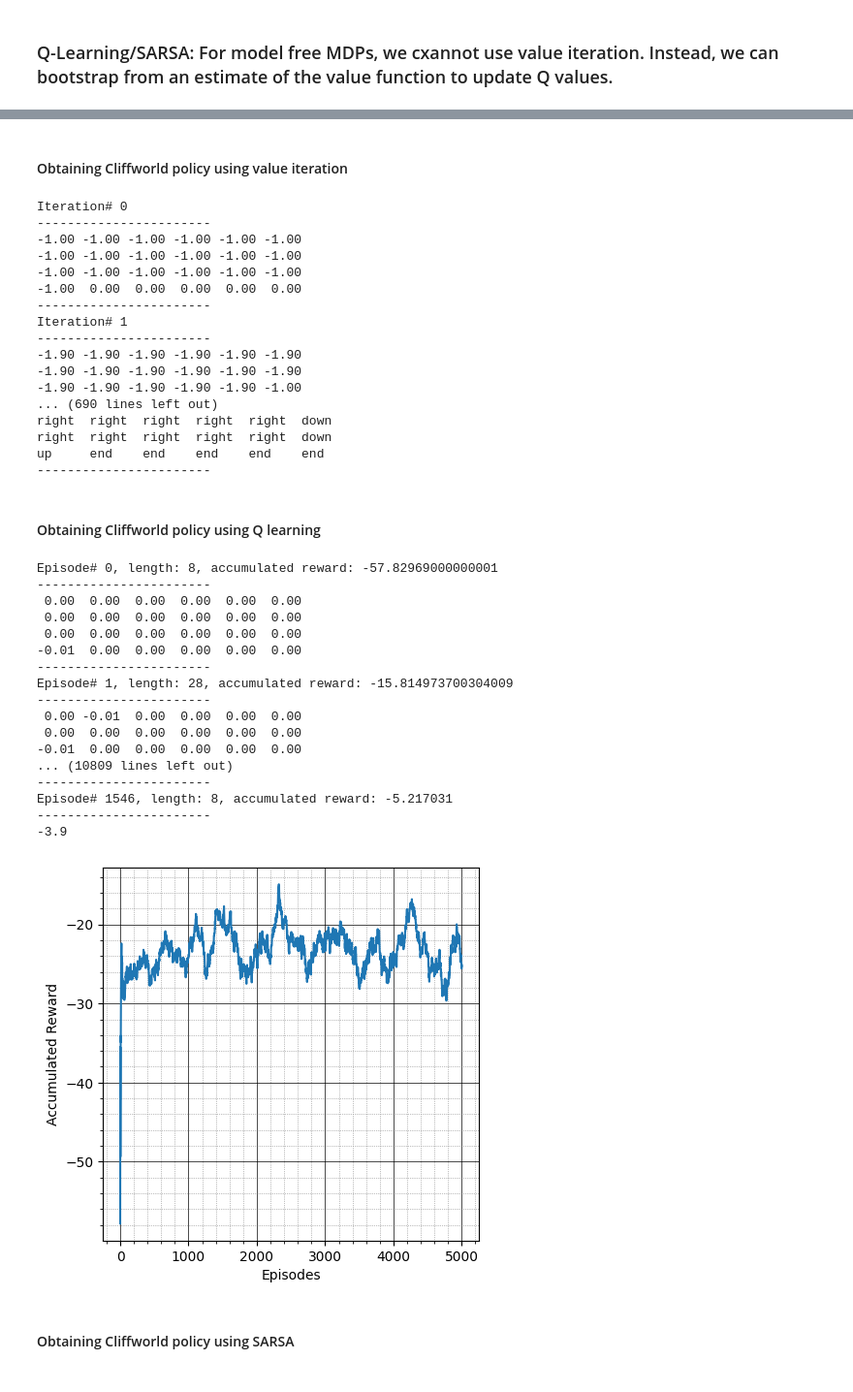
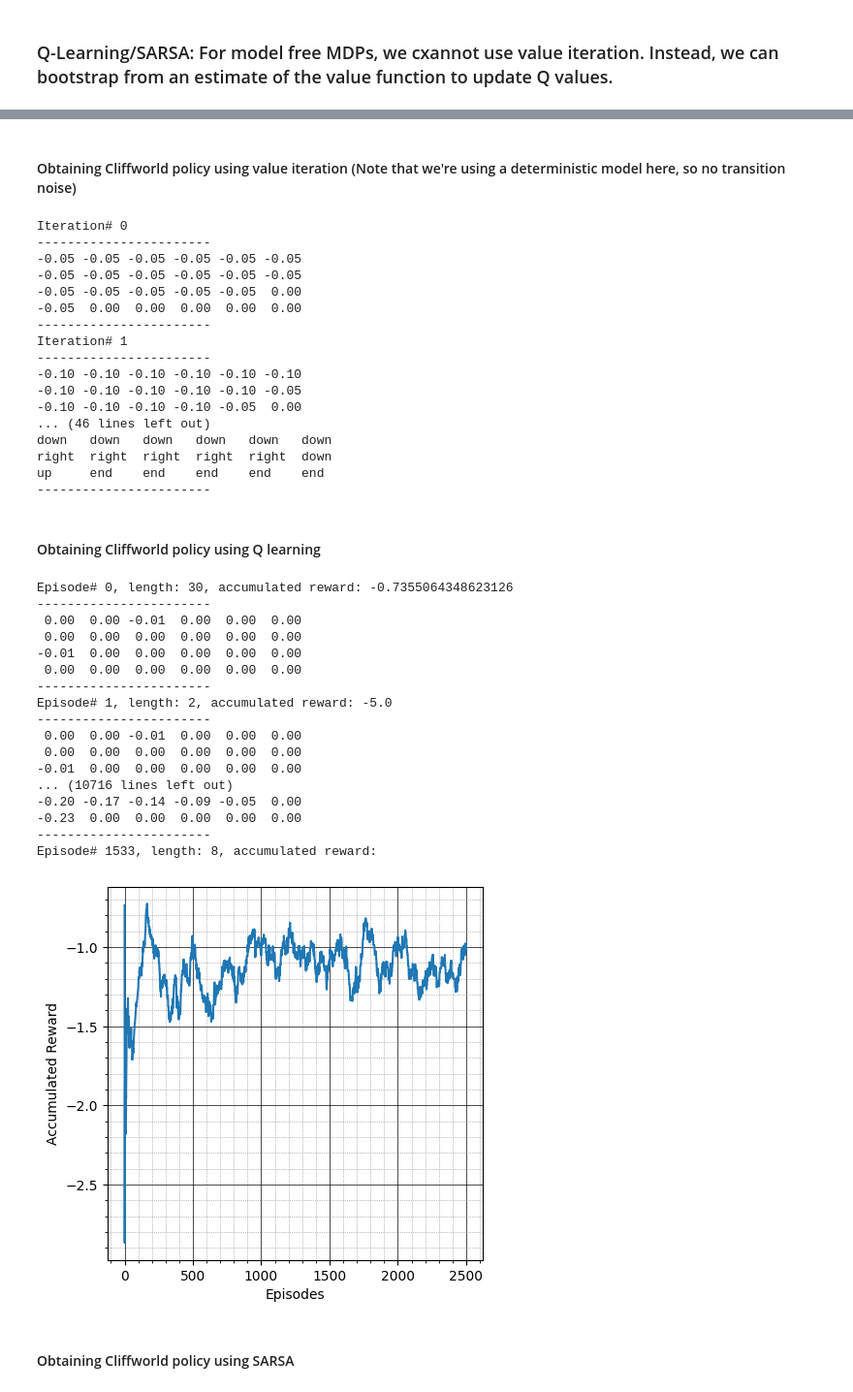
Before and after one commit to tsultan16/Reinforcement_Learning, a Jupyter notebook: grid_world.ipynb, the cells around one changed output, grey strips where cells are left out. Shown at 97% size. Drawn from its saved outputs; the diff is of its cells as text; code cells hidden in the pictures.

```diff
--- a/grid_world.ipynb
+++ b/grid_world.ipynb
@@ -446,10 +72,10 @@ def plot_rewards(rewards, smoothing=True, window_size=10):
     plt.show()
 # %%
 # instantiate grid world mdp object
-gw2 = GridWorld(discount_factor=0.9)
+gw2 = mdp.GridWorld(discount_factor=0.9)
 
 # instantiate Q learner
-QL = QLearner(gw2, alpha=0.3)
+QL = mdp.QLearner(gw2, alpha=0.3)
 
 # training
 episode_rewards = QL.train(episodes=200)
@@ -490,9 +116,9 @@ up     left   up     left
 # %%
 # instantiate grid world mdp object
-gw3 = GridWorld(discount_factor=0.9)
+gw3 = mdp.GridWorld(discount_factor=0.9)
 
 # instantiate Q learner
-QL2 = QLearner(gw3, alpha=0.3)
+QL2 = mdp.QLearner(gw3, alpha=0.3)
 
 # training
 episode_rewards = QL2.train(episodes=200, SARSA=True)
@@ -744,10 +161,10 @@ class CliffWorld(MDP):
 # %% [markdown]
-#### Obtaining Cliffworld policy using value iteration
+#### Obtaining Cliffworld policy using value iteration (Note that we're using a deterministic model here, so no transition noise)
 # %%
 # instantiate cliff world mdp object
-cw1 = CliffWorld(discount_factor=0.9, noise=0.000001)
+cw1 = mdp.CliffWorld(discount_factor=0.9, noise=0.0)
 
-value_iteration(cw1, num_iters=100, theta=0.0)
+mdp.value_iteration(cw1, num_iters=100, theta=0.01)
 
 # policy extraction
 pi1 = cw1.extract_policy()
@@ -764,65 +181,67 @@ print("-----------------------")
 # %% [output]
 Iteration# 0
 -----------------------
--1.00 -1.00 -1.00 -1.00 -1.00 -1.00
--1.00 -1.00 -1.00 -1.00 -1.00 -1.00
--1.00 -1.00 -1.00 -1.00 -1.00 -1.00
--1.00  0.00  0.00  0.00  0.00  0.00
+-0.05 -0.05 -0.05 -0.05 -0.05 -0.05
+-0.05 -0.05 -0.05 -0.05 -0.05 -0.05
+-0.05 -0.05 -0.05 -0.05 -0.05  0.00
+-0.05  0.00  0.00  0.00  0.00  0.00
 -----------------------
 Iteration# 1
 -----------------------
--1.90 -1.90 -1.90 -1.90 -1.90 -1.90
--1.90 -1.90 -1.90 -1.90 -1.90 -1.90
--1.90 -1.90 -1.90 -1.90 -1.90 -1.00
-... (690 lines left out)
-right  right  right  right  right  down
+-0.10 -0.10 -0.10 -0.10 -0.10 -0.10
+-0.10 -0.10 -0.10 -0.10 -0.10 -0.05
+-0.10 -0.10 -0.10 -0.10 -0.05  0.00
+... (46 lines left out)
+down   down   down   down   down   down
 right  right  right  right  right  down
 up     end    end    end    end    end
 -----------------------
 # %% [markdown]
 #### Obtaining Cliffworld policy using Q learning
+# %%
+# intantiate cliffworld object
+cw2 = mdp.CliffWorld(discount_factor=0.9, noise=0.0)
 # %%
-cw2 = CliffWorld(discount_factor=0.9, noise=0.000001)
 
 # instantiate Q learner
-QL1 = QLearner(cw2, epsilon=0.2, alpha=0.01)
+QL1 = mdp.QLearner(cw2, epsilon=0.2, alpha=0.1)
 
 # training
-episode_rewards = QL1.train(episodes=5000, SARSA=False)
+episode_rewards = QL1.train(episodes=2500, SARSA=False)
 
 # policy extraction
 pi1 = cw2.extract_policy()
 
 print("-----------------------")
 for y in range(cw2.height-1, -1, -1):
     for x in range(cw2.width):
         if (x,y) in pi1:
             print(f"{pi1[(x,y)]:<6}", end=' ')
         else:
             print(f"{'None':<6}", end=' ')
     print("")
 print("-----------------------")
 
-plot_rewards(episode_rewards, window_size=150)
+plot_rewards(episode_rewards, window_size=100)
 # %% [output]
-Episode# 0, length: 8, accumulated reward: -57.82969000000001
+Episode# 0, length: 30, accumulated reward: -0.7355064348623126
 -----------------------
- 0.00  0.00  0.00  0.00  0.00  0.00
- 0.00  0.00  0.00  0.00  0.00  0.00
+ 0.00  0.00 -0.01  0.00  0.00  0.00
  0.00  0.00  0.00  0.00  0.00  0.00
 -0.01  0.00  0.00  0.00  0.00  0.00
+ 0.00  0.00  0.00  0.00  0.00  0.00
 -----------------------
-Episode# 1, length: 28, accumulated reward: -15.814973700304009
+Episode# 1, length: 2, accumulated reward: -5.0
 -----------------------
- 0.00 -0.01  0.00  0.00  0.00  0.00
+ 0.00  0.00 -0.01  0.00  0.00  0.00
  0.00  0.00  0.00  0.00  0.00  0.00
 -0.01  0.00  0.00  0.00  0.00  0.00
-... (10809 lines left out)
+... (10716 lines left out)
+-0.20 -0.17 -0.14 -0.09 -0.05  0.00
+-0.23  0.00  0.00  0.00  0.00  0.00
 -----------------------
-Episode# 1546, length: 8, accumulated reward: -5.217031
------------------------
--3.9
+Episode# 1533, length: 8, accumulated reward:
-[figure, old version]
+[figure, new version]
 # %% [markdown]
 #### Obtaining Cliffworld policy using SARSA
 # %%
```
Also changed, not shown: parts of 10 cells of this notebook, 1 other file.
